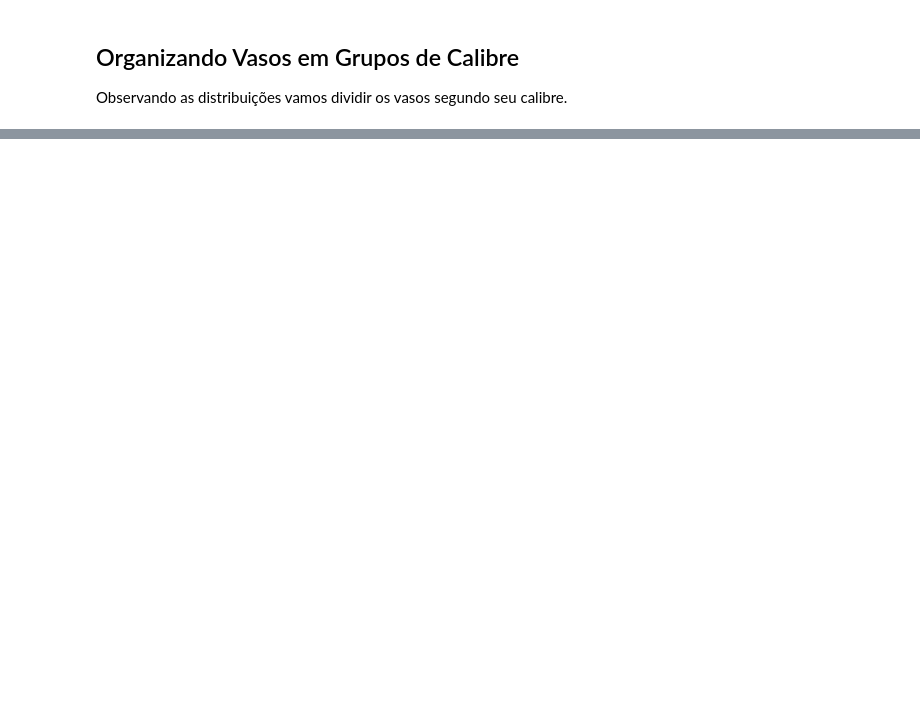
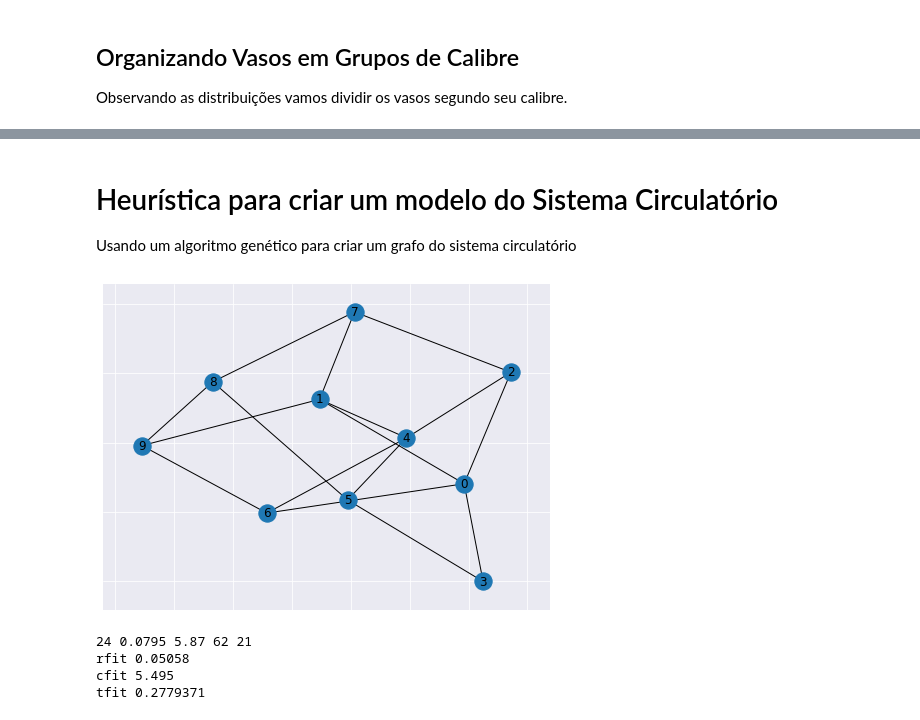
Before and after one commit to labase/nanite, a Jupyter notebook: src/ipnb/GeraMapaArterial.ipynb, the cells around one changed output, grey strips where cells are left out. Cells and saved outputs as stored; diff of their text form; code cells hidden in the pictures; blank space fills up the shorter version.

```diff
--- a/src/ipnb/GeraMapaArterial.ipynb
+++ b/src/ipnb/GeraMapaArterial.ipynb
@@ -164,0 +178,46 @@ plt.gcf().set_size_inches(15, 8)
+# %% [markdown]
+# Heurística para criar um modelo do Sistema Circulatório
+Usando um algoritmo genético para criar um grafo do sistema circulatório
+# %%
+import networkx as nx
+import matplotlib.pyplot as plt
+G = nx.Graph()
+nx.add_path(G, [3, 5, 4, 1, 0, 2, 7, 8, 9, 6])
+nx.add_path(G, [3, 0, 6, 4, 2, 7, 1, 9, 8, 5])
+# G.add_path([3, 0, 6, 4, 2, 7, 1, 9, 8, 5])
+plt.figure(figsize=(8,6))
+
+nx.draw_networkx(G, with_labels=True)
+plt.tick_params(axis='x', which='both', bottom=False, top=False, labelbottom=False)
+plt.tick_params(axis='y', which='both', right=False, left=False, labelleft=False)
+for pos in ['right','top','bottom','left']:
+    plt.gca().spines[pos].set_visible(False)
+
+plt.show()
+# %% [output]
+[figure, added]
+# %%
+df = pd.read_csv("arterias/arterias.csv")
+class Entroncamento:
+    def __init__(self):
+        a, l, r = df.sample(5), df.sample(5), df.sample(5)
+        self.a = df.loc[df['Cmin(cm)'] == max(a["Cmin(cm)"])].iloc[-1].name
+        self.l = df.loc[df['R(cm)'] == min(l["R(cm)"])].iloc[-1].name
+        self.r = df.loc[df['R(cm)'] == min(r["R(cm)"])].iloc[-1].name
+        self.ar = df.loc[self.a]['R(cm)']
+        self.ac = df.loc[self.a]['Cmin(cm)']
+        self.lr = df.loc[self.l]['R(cm)']
+        self.lc = df.loc[self.l]['Cmin(cm)']
+        self.rr = df.loc[self.r]['R(cm)']
+        self.rc = df.loc[self.r]['Cmin(cm)']
+
+e = Entroncamento()
+print(e.a, e.ar, e.ac, e.l, e.r)
+print("rfit", r:=abs(e.ar - 0.6*(e.rr + e.lr)))
+print("cfit", c:=abs(e.ac - 0.5*(e.rc + e.lc)))
+print("tfit", c*r)
+# %% [output]
+24 0.0795 5.87 62 21
+rfit 0.05058
+cfit 5.495
+tfit 0.2779371
```
Also changed, not shown: parts of 6 cells of this notebook, 1 other file.
